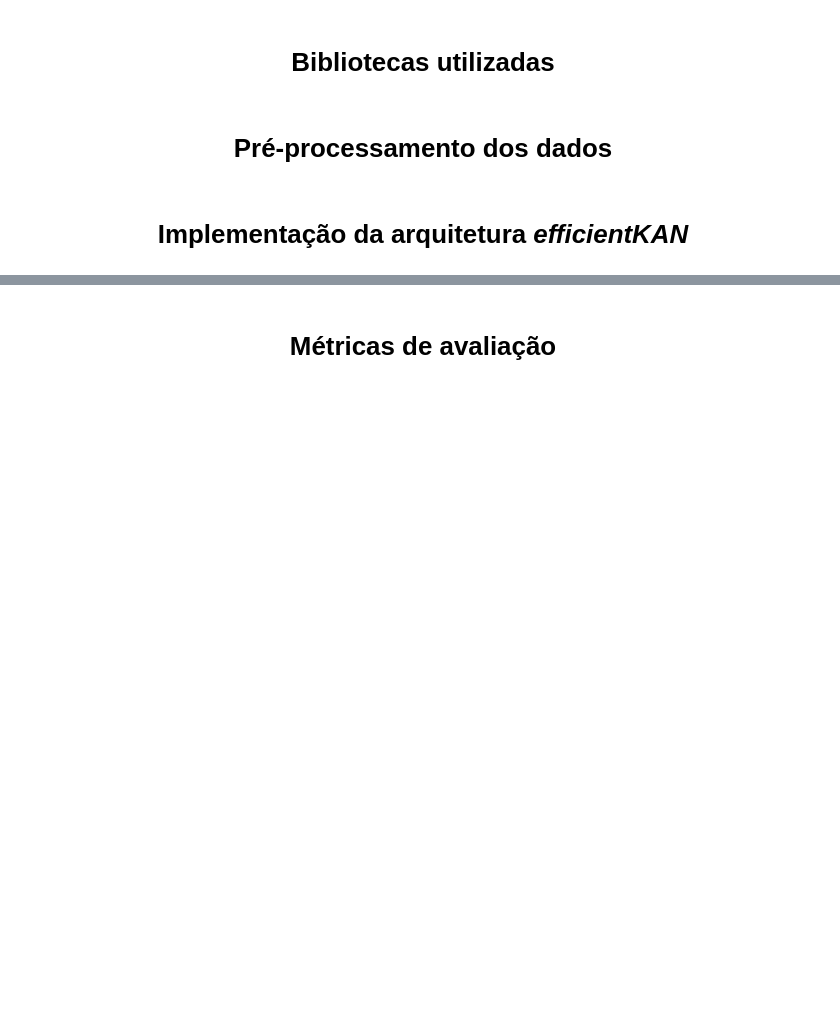
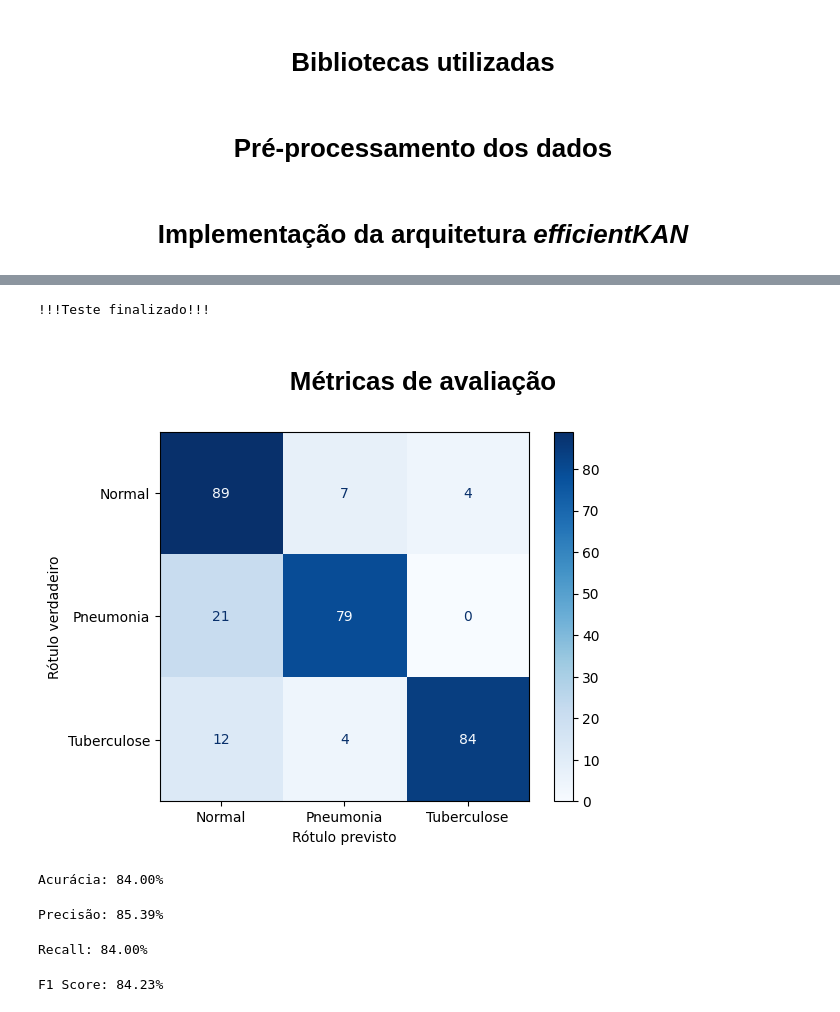
Before and after one commit to AlxDev-hub/Classificacao-KAN-DoencasPulmonares, a Jupyter notebook: teste2_efficientKAN.ipynb, the cells around one changed output, grey strips where cells are left out. Drawn from its saved outputs; the diff is of its cells as text; code cells hidden in the pictures; blank space fills up the shorter version.

```diff
--- a/teste2_efficientKAN.ipynb
+++ b/teste2_efficientKAN.ipynb
@@ -15,6 +15,6 @@ from torch.utils.data import DataLoader
 # %% [markdown]
 # <center>Pré-processamento dos dados</center>
 # %%
-train_path = 'Dataset/train'
-test_path = 'Dataset/test'
+train_path = 'dataset_teste2/train'
+test_path = 'dataset_teste2/test'
 # %%
@@ -50,5 +57,5 @@ model.to(device)
 # %%
-num_epoch = 250
+num_epoch = 300
 learning_rate = 0.001
 # %%
 optimizer = optim.Adam(model.parameters(), lr=learning_rate)
@@ -108,4 +118,7 @@ plt.suptitle("Treinamento", fontsize = 20)
 # %%
+rot_array = []
+predt_array = []
+
 model.eval()
 
 with torch.no_grad():
@@ -117,28 +130,42 @@ with torch.no_grad():
         outputs = model(images)
         _, predicted = torch.max(outputs.data, 1)
 
-        acc = accuracy_score(labels.cpu().detach().numpy(), predicted.cpu().detach().numpy())
+        rot_array.extend(labels.cpu().detach().numpy())
+        predt_array.extend(predicted.cpu().detach().numpy())
 
-print(f"Acurácia: {acc:.2f}")
+print("!!!Teste finalizado!!!")
+# %% [output]
+!!!Teste finalizado!!!
 # %% [markdown]
 # <center>Métricas de avaliação</center>
 # %%
-cm = confusion_matrix(labels.cpu().detach().numpy(), predicted.cpu().detach().numpy())
+cm = confusion_matrix(rot_array, predt_array)
 
 disp = ConfusionMatrixDisplay(confusion_matrix=cm, display_labels=['Normal', 'Pneumonia', 'Tuberculose'])
 disp.plot(cmap=plt.cm.Blues)
 
 plt.xlabel('Rótulo previsto')
 plt.ylabel('Rótulo verdadeiro')
 plt.show()
+# %% [output]
+[figure, added]
 # %%
-print(classification_report(labels.cpu().detach().numpy(), predicted.cpu().detach().numpy(), target_names=['Normal', 'Pneumonia', 'Tuberculose']))
+acc = accuracy_score(rot_array, predt_array)
+print(f"Acurácia: {acc * 100 :.2f}%")
+# %% [output]
+Acurácia: 84.00%
 # %%
-precision = precision_score(labels.cpu().detach().numpy(), predicted.cpu().detach().numpy(), average='weighted')
+precision = precision_score(rot_array, predt_array, average='weighted')
 print(f"Precisão: {precision * 100 :.2f}%")
+# %% [output]
+Precisão: 85.39%
 # %%
-recall = recall_score(labels.cpu().detach().numpy(), predicted.cpu().detach().numpy(), average='weighted')
+recall = recall_score(rot_array, predt_array, average='weighted')
 print(f"Recall: {recall * 100 :.2f}%")
+# %% [output]
+Recall: 84.00%
 # %%
-f1 = f1_score(labels.cpu().detach().numpy(), predicted.cpu().detach().numpy(), average='weighted')
+f1 = f1_score(rot_array, predt_array, average='weighted')
 print(f"F1 Score: {f1 * 100 :.2f}%")
+# %% [output]
+F1 Score: 84.23%
```
Also changed, not shown: parts of 4 cells of this notebook.
